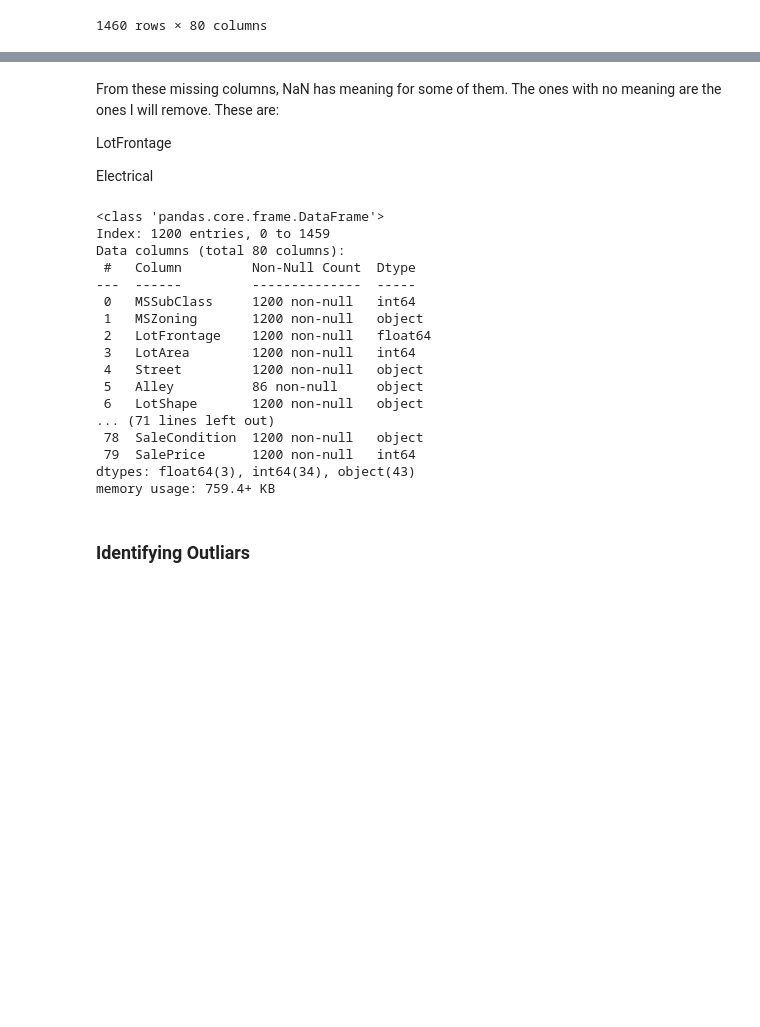
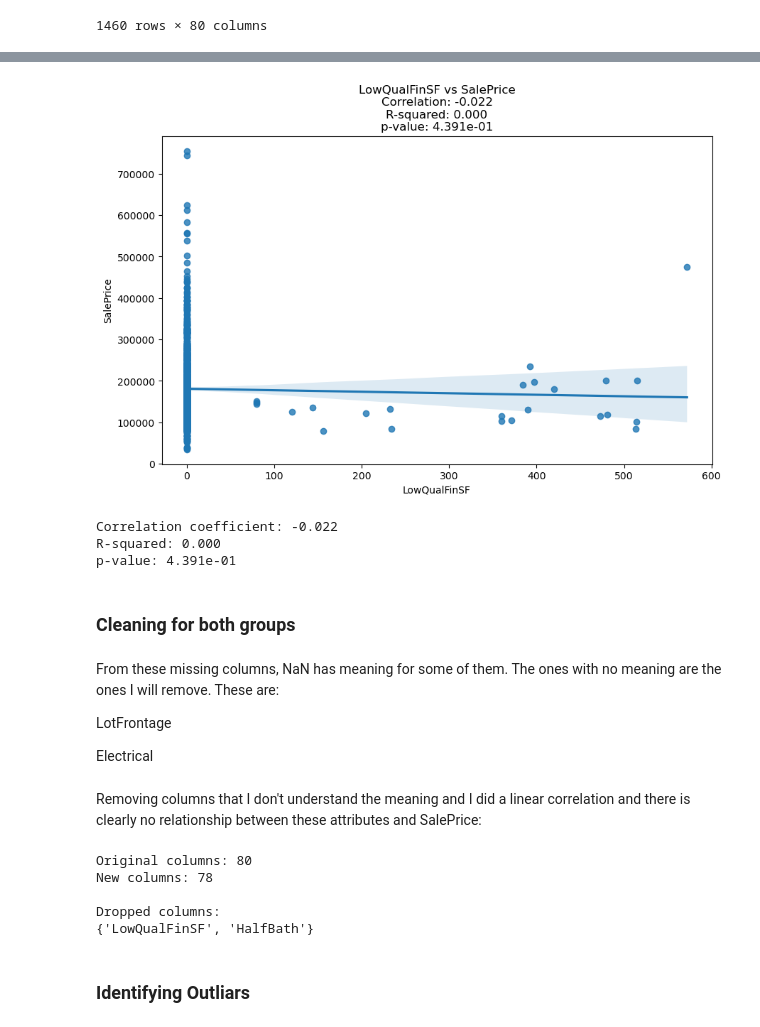
Before and after one commit to thanikaar/ml, a Jupyter notebook: house-prices-advanced-regression-techniques/HW_kaggle.ipynb, the cells around one changed output, grey strips where cells are left out. Saved outputs shown, nothing was run; the diff lists cells and outputs as text; code cells hidden in the pictures; blank space fills up the shorter version.

```diff
--- a/house-prices-advanced-regression-techniques/HW_kaggle.ipynb
+++ b/house-prices-advanced-regression-techniques/HW_kaggle.ipynb
@@ -103,3 +202,34 @@ dtype: int64
+# %%
+import matplotlib.pyplot as plt
+import seaborn as sns
+from scipy import stats
+
+# Calculate correlation
+correlation = df_train['LowQualFinSF'].corr(df_train['SalePrice'])
+
+# Create scatter plot with regression line
+plt.figure(figsize=(10, 6))
+sns.regplot(data=df_train, x='LowQualFinSF', y='SalePrice')
+
+# Calculate R-squared
+slope, intercept, r_value, p_value, std_err = stats.linregress(df_train['LowQualFinSF'], df_train['SalePrice'])
+r_squared = r_value**2
+
+# Add title with statistics
+plt.title(f'LowQualFinSF vs SalePrice\nCorrelation: {correlation:.3f}\nR-squared: {r_squared:.3f}\np-value: {p_value:.3e}')
+plt.show()
+
+# Print statistics
+print(f"Correlation coefficient: {correlation:.3f}")
+print(f"R-squared: {r_squared:.3f}")
+print(f"p-value: {p_value:.3e}")
+# %% [output]
+[figure, added]
+Correlation coefficient: -0.022
+R-squared: 0.000
+p-value: 4.391e-01
+# %% [markdown]
+### Cleaning for both groups
 # %% [markdown]
 From these missing columns, NaN has meaning for some of them. The ones with no meaning are the ones I will remove. These are:
 
@@ -108,23 +238,20 @@ LotFrontage
 Electrical
 # %%
 df_train = df_train.dropna(subset=['LotFrontage', 'Electrical'])
-# %%
-df_train.info()
-# %% [output]
-<class 'pandas.core.frame.DataFrame'>
-Index: 1200 entries, 0 to 1459
-Data columns (total 80 columns):
- #   Column         Non-Null Count  Dtype
----  ------         --------------  -----
- 0   MSSubClass     1200 non-null   int64
- 1   MSZoning       1200 non-null   object
- 2   LotFrontage    1200 non-null   float64
- 3   LotArea        1200 non-null   int64
- 4   Street         1200 non-null   object
- 5   Alley          86 non-null     object
- 6   LotShape       1200 non-null   object
-... (71 lines left out)
- 78  SaleCondition  1200 non-null   object
- 79  SalePrice      1200 non-null   int64
-dtypes: float64(3), int64(34), object(43)
-memory usage: 759.4+ KB
+# %% [markdown]
+Removing columns that I don't understand the meaning and I did a linear correlation and there is clearly no relationship between these attributes and SalePrice:
+# %%
+# Create new dataframe without LowQualFinSF and HalfBath
+df_train_remove_col = df_train.drop(['LowQualFinSF', 'HalfBath'], axis=1)
+
+# Verify columns were removed
+print("Original columns:", len(df_train.columns))
+print("New columns:", len(df_train_remove_col.columns))
+print("\nDropped columns:")
+print(set(df_train.columns) - set(df_train_remove_col.columns))
+# %% [output]
+Original columns: 80
+New columns: 78
+
+Dropped columns:
+{'LowQualFinSF', 'HalfBath'}
```
Also changed, not shown: parts of 15 cells of this notebook.
